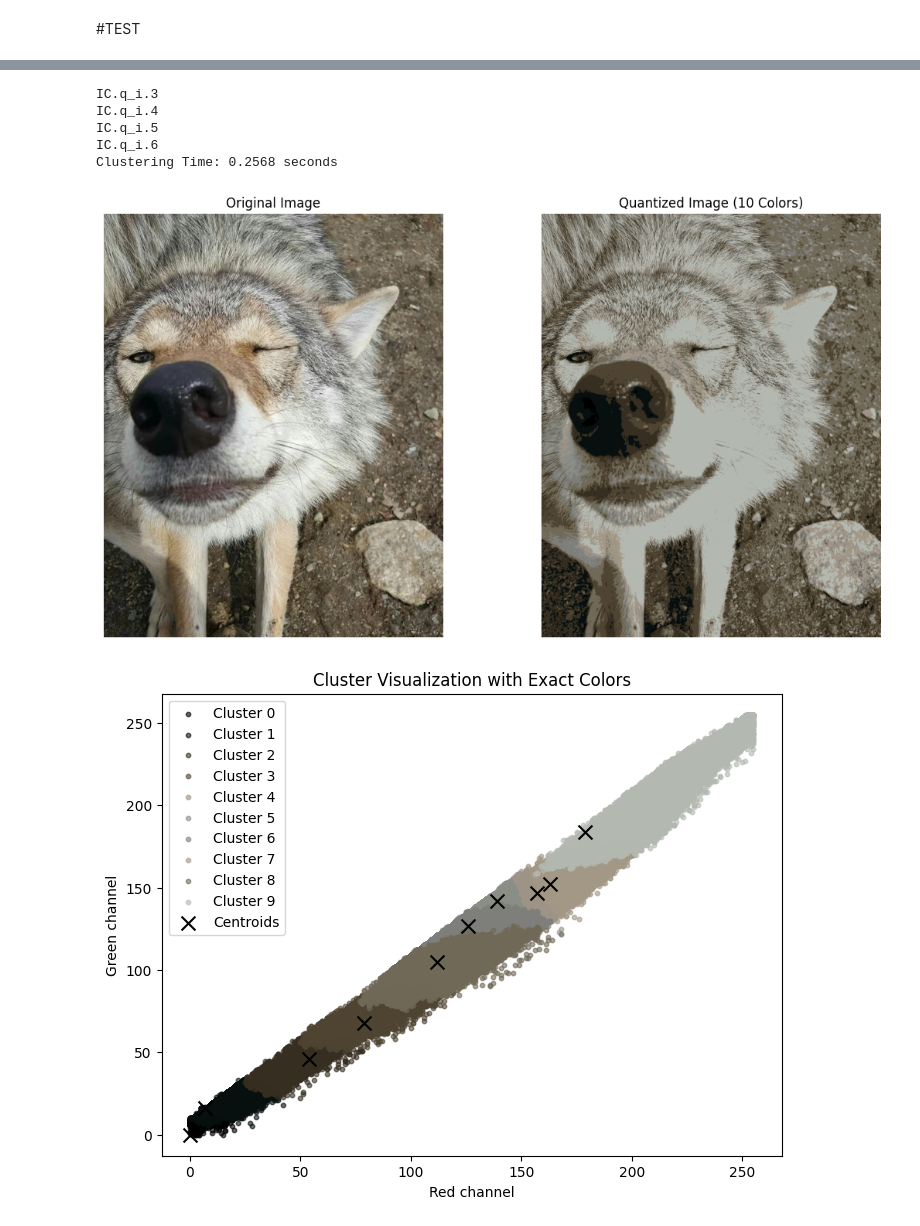
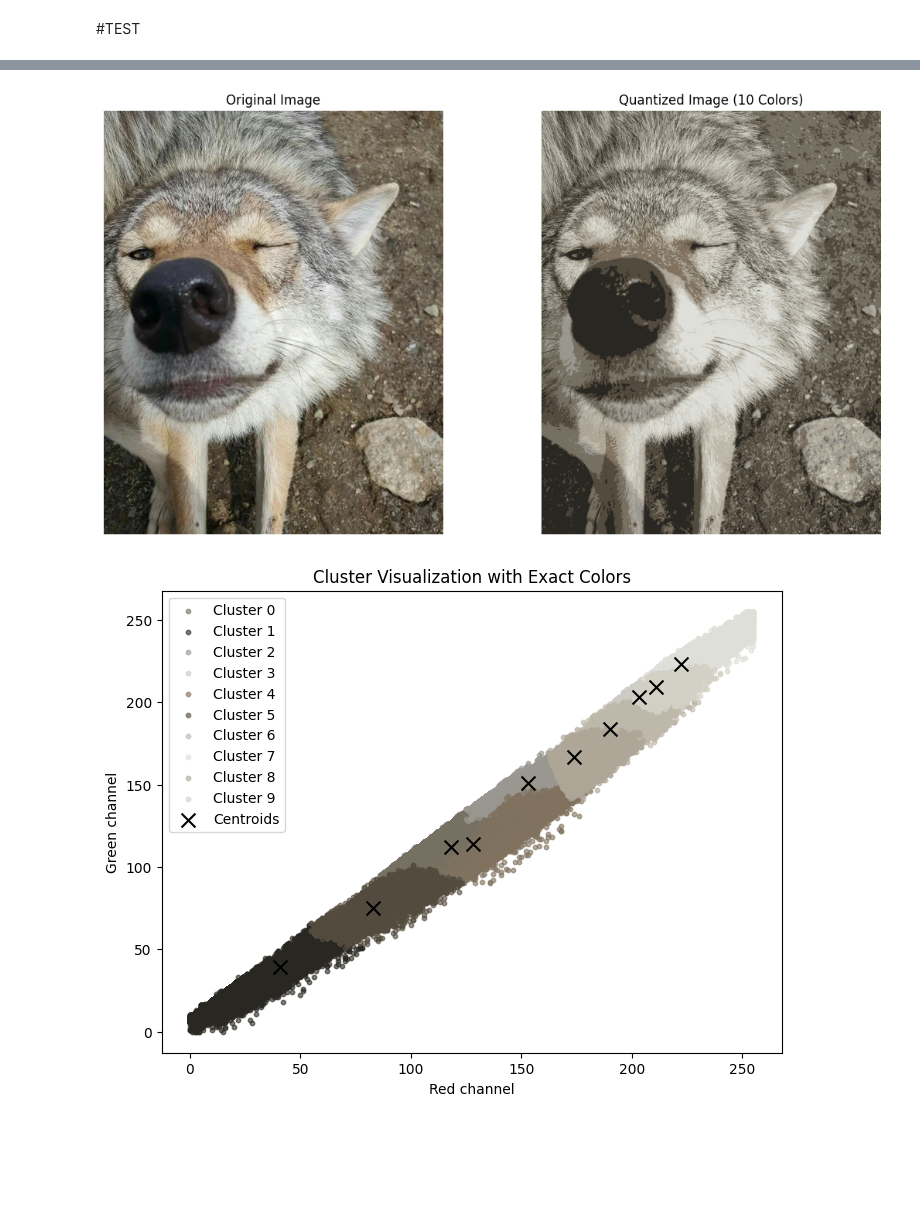
Before and after one commit to Lib3Rt9/advancedhpc2024, a Jupyter notebook: Project/CODE/test5_GPU_optimize.ipynb, the cells around one changed output, grey strips where cells are left out. Cells and saved outputs as stored; diff of their text form; code cells hidden in the pictures; blank space fills up the shorter version.

Commit message:
- changing FuzzyCMeans to use shared memory in func compute distances

```diff
--- a/Project/CODE/test5_GPU_optimize.ipynb
+++ b/Project/CODE/test5_GPU_optimize.ipynb
@@ -74,16 +74,16 @@ class Compute:
 
 
 
-    @staticmethod
-    @cuda.jit
-    def _calculate_distances_gpu_fcm(X, centroids, distances):
-        i, j = cuda.grid(2)
-        if i < X.shape[0] and j < centroids.shape[0]:
-            dist = 0
-            for d in range(X.shape[1]):
-                diff = X[i, d] - centroids[j, d]
-                dist += diff * diff
-            distances[i, j] = math.sqrt(dist)
+    ## @staticmethod
+    # @cuda.jit
+    # def _calculate_distances_gpu_fcm(X, centroids, distances):
+    #     i, j = cuda.grid(2)
+    #     if i < X.shape[0] and j < centroids.shape[0]:
+    #         dist = 0
+    #         for d in range(X.shape[1]):
+    #             diff = X[i, d] - centroids[j, d]
+    #             dist += diff * diff
+    #         distances[i, j] = math.sqrt(dist)
 
     # New methods for FCM
     @staticmethod
@@ -327,7 +327,8 @@ class FuzzyCMeans:
             prev_centroids = self.centroids.copy()
 
             # Calculate distances
-            Compute._calculate_distances_gpu_fcm[blocks_per_grid, threads_per_block](
+            # Compute._calculate_distances_gpu_fcm[blocks_per_grid, threads_per_block](
+            Compute._calculate_distances_gpu[blocks_per_grid, threads_per_block](
                 d_X, d_centroids, d_distances
             )
             cuda.synchronize()
@@ -547,8 +548,8 @@ def main():
 
     # Create image clustering instance
     image_clusterer = ImageClustering(
-        clustering_method=KMeans,    # Choose KMeans or FuzzyCMeans
-        # clustering_method=FuzzyCMeans,    # Choose KMeans or FuzzyCMeans
+        # clustering_method=KMeans,    # Choose KMeans or FuzzyCMeans
+        clustering_method=FuzzyCMeans,    # Choose KMeans or FuzzyCMeans
         n_clusters=10                     # Number of colors
     )
 
@@ -583,7 +600,2 @@ IC.q_i.2
-IC.q_i.3
-IC.q_i.4
-IC.q_i.5
-IC.q_i.6
-Clustering Time: 0.2568 seconds
-[figure, old version]
+[figure, new version]
-[figure, old version]
+[figure, new version]
```
Also changed, not shown: parts of 1 cell of this notebook.
